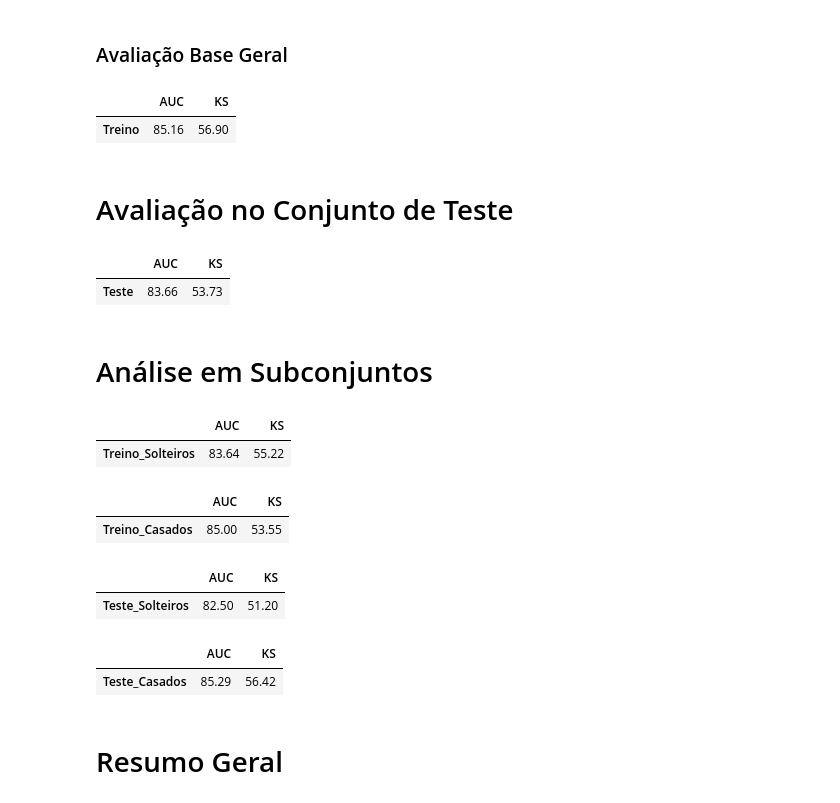
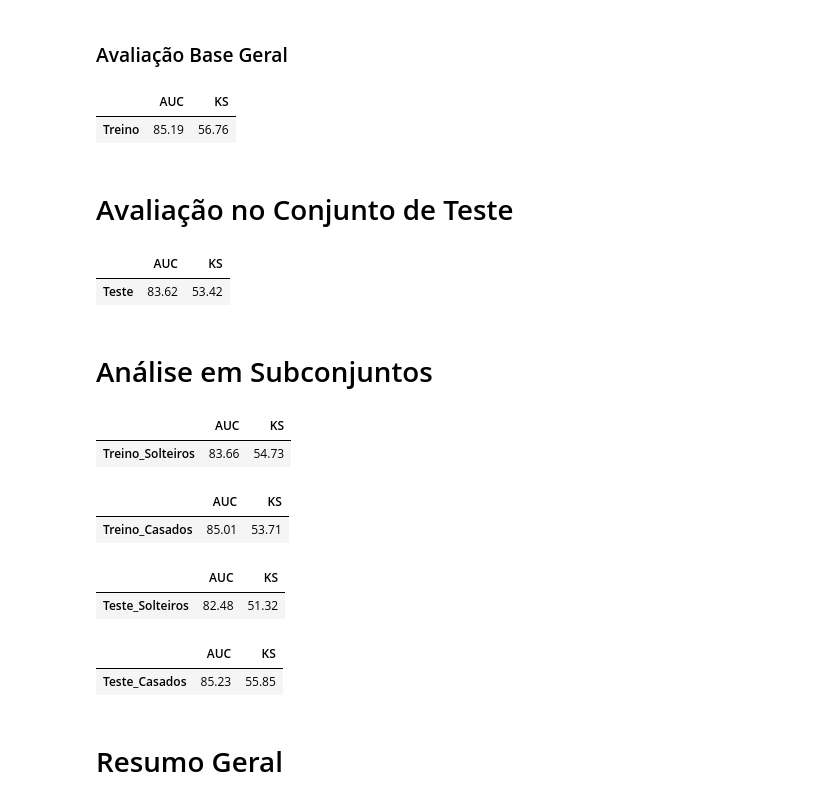
Before and after one commit to alexandrebcruz/MinhasLibs, a Jupyter notebook: Analise_Comparativa_TecnicasTreinamento/T4_CurvaViesVariancia_ComSplit.ipynb, the cells around one changed output. Cells and saved outputs as stored; diff of their text form; code cells hidden in the pictures.

```diff
--- a/Analise_Comparativa_TecnicasTreinamento/T4_CurvaViesVariancia_ComSplit.ipynb
+++ b/Analise_Comparativa_TecnicasTreinamento/T4_CurvaViesVariancia_ComSplit.ipynb
@@ -116,6 +119,7 @@ for i in range(0, 10):
                             random_state = 42,
                             verbose = 0,
 
+                            l2_leaf_reg = 0,
                             max_depth = 1, #Quando mais rasa as árvores menor (mais simples)
                             learning_rate = 0.01, #Quanto menor o learning_rate menor (menos incremento no modelo por iteração)
                             n_estimators = 10000 #Vamos forçar até o limite do overfitting
@@ -224,6 +228,7 @@ for i in range(0, 10):
                             random_state = 42,
                             verbose = 0,
 
+                            l2_leaf_reg = 0,
                             max_depth = 1, #Quando mais rasa as árvores menor (mais simples)
                             learning_rate = 0.01, #Quanto menor o learning_rate menor (menos incremento no modelo por iteração)
                             n_estimators = 10000 #Vamos forçar até o limite do overfitting
@@ -313,21 +318,21 @@ display((df_metrics_treino_casados*100).style.format(precision = 2))
 # %% [markdown]
 ### Avaliação Base Geral
 # %%
-df_temp = df[['Partner_No', alvo]].copy()
+df_temp = df_train[['Partner_No', alvo]].copy()
 df_temp['prob'] = np.nan
-df_temp.loc[df_temp['Partner_No'] == 1, 'prob'] = np.mean([m.predict_proba(df.loc[df['Partner_No'] == 1, features])[:, 1] for m in lista_modelos_solteiros], axis = 0)
-df_temp.loc[df_temp['Partner_No'] == 0, 'prob'] = np.mean([m.predict_proba(df.loc[df['Partner_No'] == 0, features])[:, 1] for m in lista_modelos_casados], axis = 0)
+df_temp.loc[df_temp['Partner_No'] == 1, 'prob'] = np.mean([m.predict_proba(df_train.loc[df_train['Partner_No'] == 1, features])[:, 1] for m in lista_modelos_solteiros], axis = 0)
+df_temp.loc[df_temp['Partner_No'] == 0, 'prob'] = np.mean([m.predict_proba(df_train.loc[df_train['Partner_No'] == 0, features])[:, 1] for m in lista_modelos_casados], axis = 0)
 
 probs = df_temp['prob']
 y = df_temp[alvo]
 
 df_metrics_treino = pd.DataFrame([[roc_auc_score(y, probs), ks_2samp(probs[y == 0], probs[y == 1]).statistic]],
                                    columns = ['AUC', 'KS'],
                                    index = ['Treino'])
 display((df_metrics_treino*100).style.format(precision = 2))
 # %% [output]
 |  | AUC | KS |
-| Treino | 85.16 | 56.90 |
+| Treino | 85.19 | 56.76 |
 # %% [markdown]
 # Avaliação no Conjunto de Teste
 # %%
@@ -345,7 +350,7 @@ df_metrics_teste = pd.DataFrame([[roc_auc_score(y_teste, probs_teste), ks_2samp(
 display((df_metrics_teste*100).style.format(precision = 2))
 # %% [output]
 |  | AUC | KS |
-| Teste | 83.66 | 53.73 |
+| Teste | 83.62 | 53.42 |
 # %% [markdown]
 # Análise em Subconjuntos
 # %%
@@ -355,18 +360,18 @@ def analise_subconjunto(probs, y, mask, nome_subconjunto):
                               index = [nome_subconjunto])
     return df_metrics
 # %%
-mask_partner_no = (df['Partner_No'] == 1).values
+mask_partner_no = (df_train['Partner_No'] == 1).values
 df_metrics_treino_solteiros = analise_subconjunto(probs, y, mask_partner_no, 'Treino_Solteiros')
 display((df_metrics_treino_solteiros*100).style.format(precision = 2))
 
-mask_partner_yes = (df['Partner_No'] == 0).values
+mask_partner_yes = (df_train['Partner_No'] == 0).values
 df_metrics_treino_casados = analise_subconjunto(probs, y, mask_partner_yes, 'Treino_Casados')
 display((df_metrics_treino_casados*100).style.format(precision = 2))
 # %% [output]
 |  | AUC | KS |
-| Treino_Solteiros | 83.64 | 55.22 |
+| Treino_Solteiros | 83.66 | 54.73 |
 |  | AUC | KS |
-| Treino_Casados | 85.00 | 53.55 |
+| Treino_Casados | 85.01 | 53.71 |
 # %%
 mask_partner_no = (df_teste['Partner_No'] == 1).values
 df_metrics_teste_solteiros = analise_subconjunto(probs_teste, y_teste, mask_partner_no, 'Teste_Solteiros')
@@ -377,9 +382,9 @@ df_metrics_teste_casados = analise_subconjunto(probs_teste, y_teste, mask_partne
 display((df_metrics_teste_casados*100).style.format(precision = 2))
 # %% [output]
 |  | AUC | KS |
-| Teste_Solteiros | 82.50 | 51.20 |
+| Teste_Solteiros | 82.48 | 51.32 |
 |  | AUC | KS |
-| Teste_Casados | 85.29 | 56.42 |
+| Teste_Casados | 85.23 | 55.85 |
 # %% [markdown]
 # Resumo Geral
 # %%
```
Also changed, not shown: parts of 14 cells of this notebook, 5 other files.
